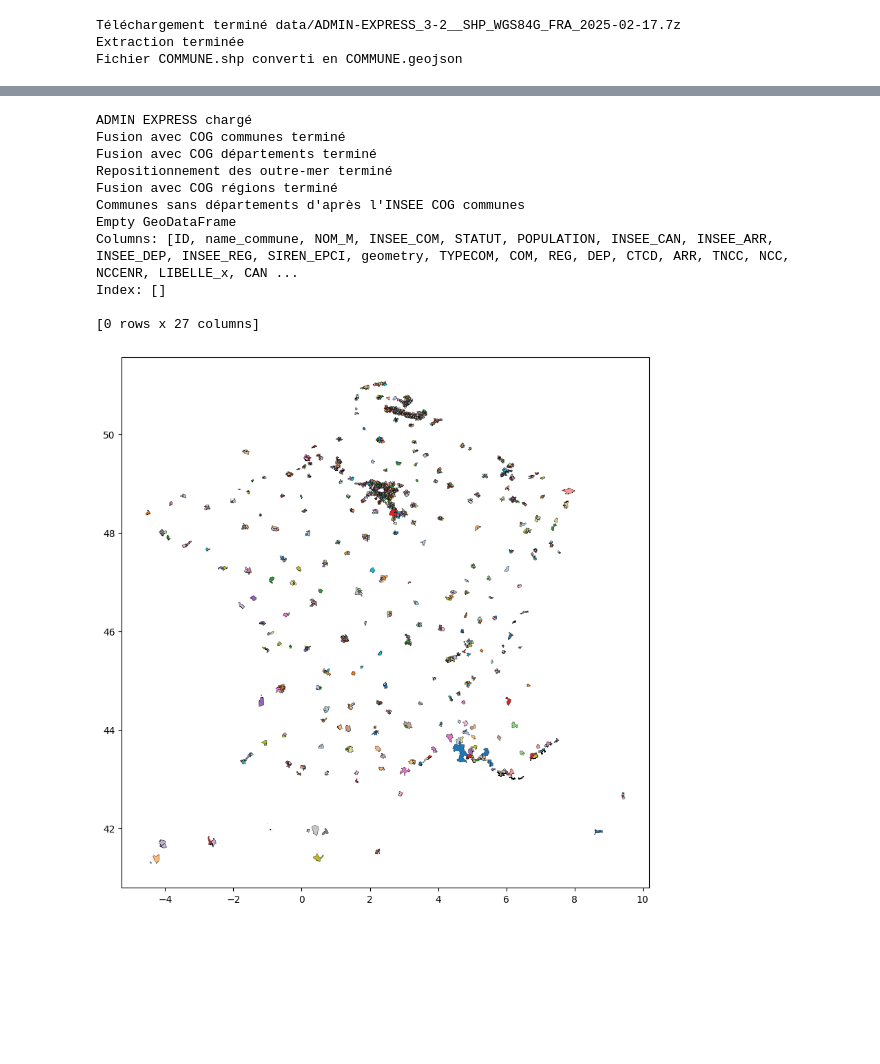
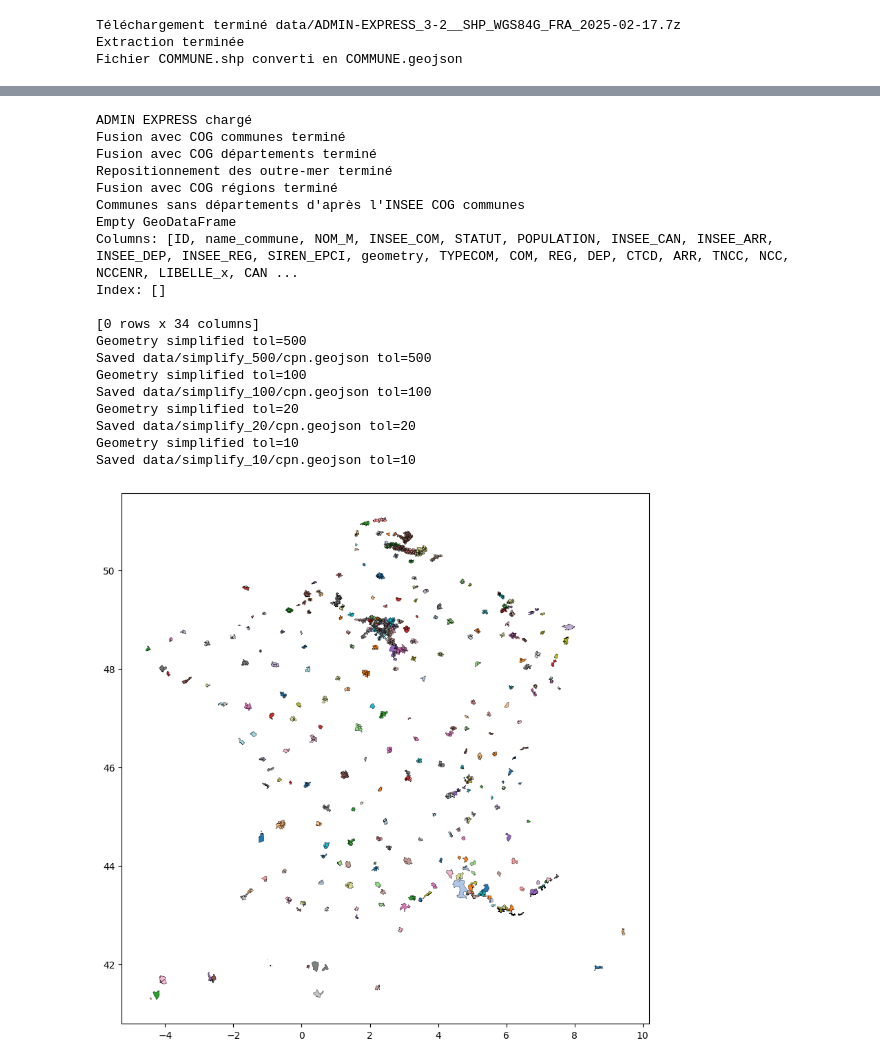
Before and after one commit to qleroy/geojson-france, a Jupyter notebook: cpn_dz.ipynb, the cells around one changed output, grey strips where cells are left out. Saved outputs shown, nothing was run; the diff lists cells and outputs as text; code cells hidden in the pictures; blank space fills up the shorter version.

Commit message:
simplify more

```diff
--- a/cpn_dz.ipynb
+++ b/cpn_dz.ipynb
@@ -210,39 +234,51 @@ map_region_to_dz = {
     'Pays de la Loire': 'Ouest',
     'Provence-Alpes-Côte d\'Azur': 'Sud',
     'Île-de-France': 'Paris',
 }
 communes_admin_express['name_dz'] = communes_admin_express['name_reg'].apply(lambda region: map_region_to_dz[region])
 
 # Garder les communes qui appartiennent à une CPN
 cpn_admin_express = communes_admin_express[communes_admin_express['INSEE_COM'].isin(cpn['code_commune'])]
 
+# Fusionner avec communes_cpn.csv pour rajouter le nom de la cpn (colonne 'service')
+cpn_admin_express = pd.merge(cpn_admin_express, cpn, left_on='INSEE_COM', right_on='code_commune')
+
 print("Communes sans départements d'après l'INSEE COG communes")
 print(cpn_admin_express[cpn_admin_express['DEP'].isna()])
 
 #cpn_admin_express.to_file(DATA_DIR / "cpn.geojson", driver="GeoJSON")
-save_as_geojson(cpn_admin_express, "cpn.geojson")
+cpn_keep_cols = ['REG', 'DEP', 'name_dep', 'name_reg', 'name_dz', 'service', 'geometry']
+save_as_geojson(cpn_admin_express, cpn_keep_cols, "cpn.geojson")
 
 # Create a plot
 fig, ax = plt.subplots(figsize=(10, 10))
 
-cpn_admin_express.rename(columns={"name_commune": "name"}).plot(ax=ax, figsize=(25, 12), **plot_styles)
+cpn_admin_express.rename(columns={"service": "name"}).plot(ax=ax, figsize=(25, 12), **plot_styles)
 
 # Save as SVG and PNG
-plt.savefig(DATA_DIR / "france_cpn.svg", bbox_inches="tight", dpi=300)
-plt.savefig(DATA_DIR / "france_cpn.png", bbox_inches="tight", dpi=300)
+#plt.savefig(DATA_DIR / "france_cpn.svg", bbox_inches="tight", dpi=300)
+#plt.savefig(DATA_DIR / "france_cpn.png", bbox_inches="tight", dpi=300)
 # %% [output]
 ADMIN EXPRESS chargé
 Fusion avec COG communes terminé
 Fusion avec COG départements terminé
 Repositionnement des outre-mer terminé
 Fusion avec COG régions terminé
 Communes sans départements d'après l'INSEE COG communes
 Empty GeoDataFrame
 Columns: [ID, name_commune, NOM_M, INSEE_COM, STATUT, POPULATION, INSEE_CAN, INSEE_ARR, INSEE_DEP, INSEE_REG, SIREN_EPCI, geometry, TYPECOM, COM, REG, DEP, CTCD, ARR, TNCC, NCC, NCCENR, LIBELLE_x, CAN ...
 Index: []
 
-[0 rows x 27 columns]
+[0 rows x 34 columns]
+Geometry simplified tol=500
+Saved data/simplify_500/cpn.geojson tol=500
+Geometry simplified tol=100
+Saved data/simplify_100/cpn.geojson tol=100
+Geometry simplified tol=20
+Saved data/simplify_20/cpn.geojson tol=20
+Geometry simplified tol=10
+Saved data/simplify_10/cpn.geojson tol=10
-[figure, old version]
+[figure, new version]
 # %%
 departements_admin_express = communes_admin_express.dissolve(by="name_dep").reset_index()
 
```
Also changed, not shown: parts of 6 cells of this notebook.
